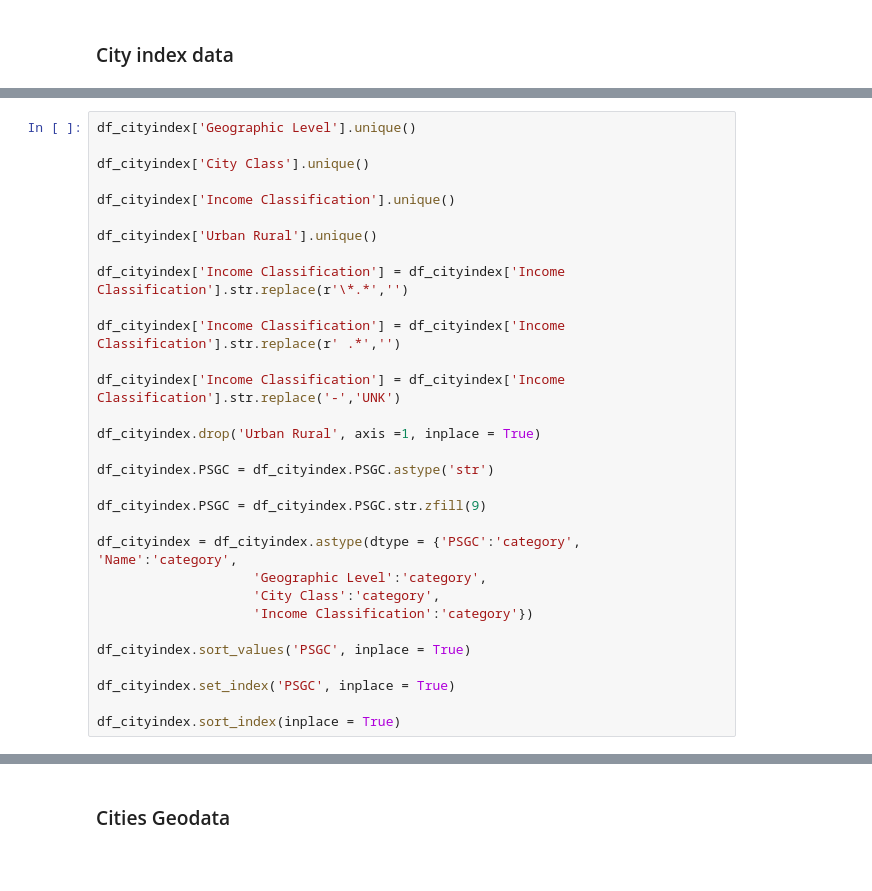
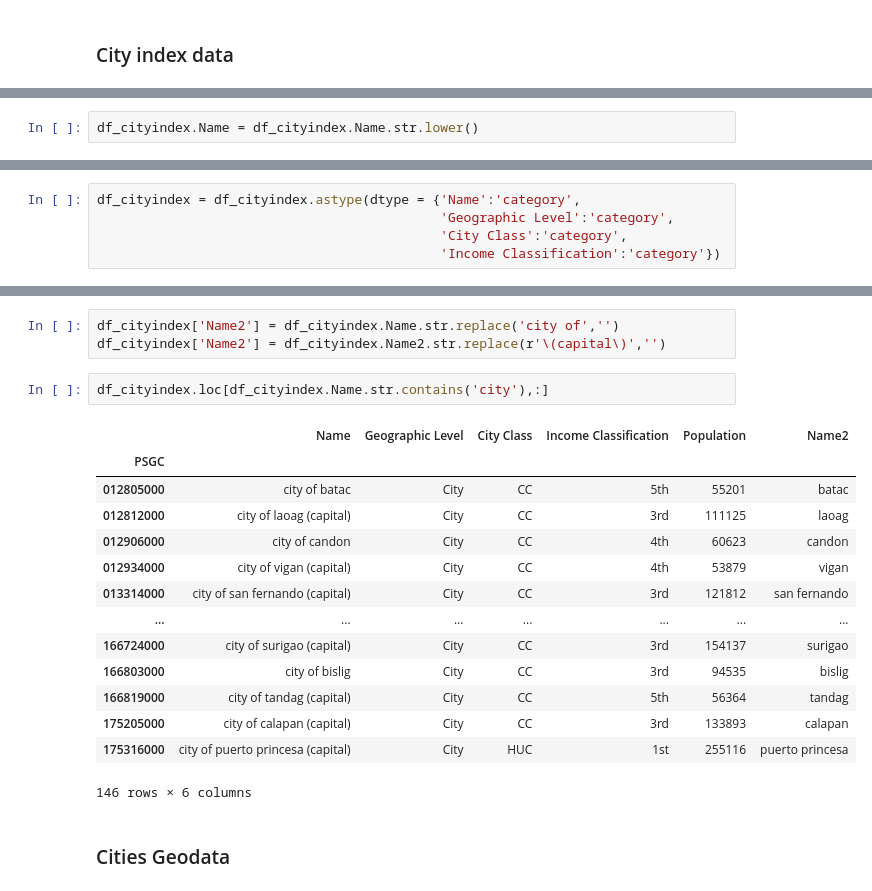
Before and after one commit to gio888/Coursera_Capstone, a Jupyter notebook: Capstone Project v3.ipynb, the cells around one changed output, grey strips where cells are left out. Saved outputs shown, nothing was run; the diff lists cells and outputs as text; blank space fills up the shorter version.

```diff
--- a/Capstone Project v3.ipynb
+++ b/Capstone Project v3.ipynb
@@ -310,31 +429,0 @@ df_cityindex.nunique()
-# %%
-df_cityindex['Geographic Level'].unique()
-
-df_cityindex['City Class'].unique()
-
-df_cityindex['Income Classification'].unique()
-
-df_cityindex['Urban Rural'].unique()
-
-df_cityindex['Income Classification'] = df_cityindex['Income Classification'].str.replace(r'\*.*','')
-
-df_cityindex['Income Classification'] = df_cityindex['Income Classification'].str.replace(r' .*','')
-
-df_cityindex['Income Classification'] = df_cityindex['Income Classification'].str.replace('-','UNK')
-
-df_cityindex.drop('Urban Rural', axis =1, inplace = True)
-
-df_cityindex.PSGC = df_cityindex.PSGC.astype('str')
-
-df_cityindex.PSGC = df_cityindex.PSGC.str.zfill(9)
-
-df_cityindex = df_cityindex.astype(dtype = {'PSGC':'category', 'Name':'category',
-                    'Geographic Level':'category',
-                    'City Class':'category',
-                    'Income Classification':'category'})
-
-df_cityindex.sort_values('PSGC', inplace = True)
-
-df_cityindex.set_index('PSGC', inplace = True)
-
-df_cityindex.sort_index(inplace = True)
@@ -340,0 +478,2 @@ df_cityindex.sort_index(inplace = True)
+# %%
+df_cityindex.Name = df_cityindex.Name.str.lower()
@@ -341,2 +482,7 @@ df_cityindex.sort_index(inplace = True)
+# %%
+df_cityindex = df_cityindex.astype(dtype = {'Name':'category',
+                                            'Geographic Level':'category',
+                                            'City Class':'category',
+                                            'Income Classification':'category'})
 # %%
 df_cityindex.info()
@@ -345,2 +530,22 @@ df_cityindex.head()
+# %%
+df_cityindex['Name2'] = df_cityindex.Name.str.replace('city of','')
+df_cityindex['Name2'] = df_cityindex.Name2.str.replace(r'\(capital\)','')
+# %%
+df_cityindex.loc[df_cityindex.Name.str.contains('city'),:]
+# %% [output]
+|  | Name | Geographic Level | City Class | Income Classification | Population | Name2 |
+| PSGC |  |  |  |  |  |  |
+| 012805000 | city of batac | City | CC | 5th | 55201 | batac |
+| 012812000 | city of laoag (capital) | City | CC | 3rd | 111125 | laoag |
+| 012906000 | city of candon | City | CC | 4th | 60623 | candon |
+| 012934000 | city of vigan (capital) | City | CC | 4th | 53879 | vigan |
+| 013314000 | city of san fernando (capital) | City | CC | 3rd | 121812 | san fernando |
+| ... | ... | ... | ... | ... | ... | ... |
+| 166724000 | city of surigao (capital) | City | CC | 3rd | 154137 | surigao |
+| 166803000 | city of bislig | City | CC | 3rd | 94535 | bislig |
+| 166819000 | city of tandag (capital) | City | CC | 5th | 56364 | tandag |
+| 175205000 | city of calapan (capital) | City | CC | 3rd | 133893 | calapan |
+| 175316000 | city of puerto princesa (capital) | City | HUC | 1st | 255116 | puerto princesa |
+146 rows × 6 columns
 # %% [markdown]
 ### Cities Geodata
```
Also changed, not shown: parts of 61 cells of this notebook.
